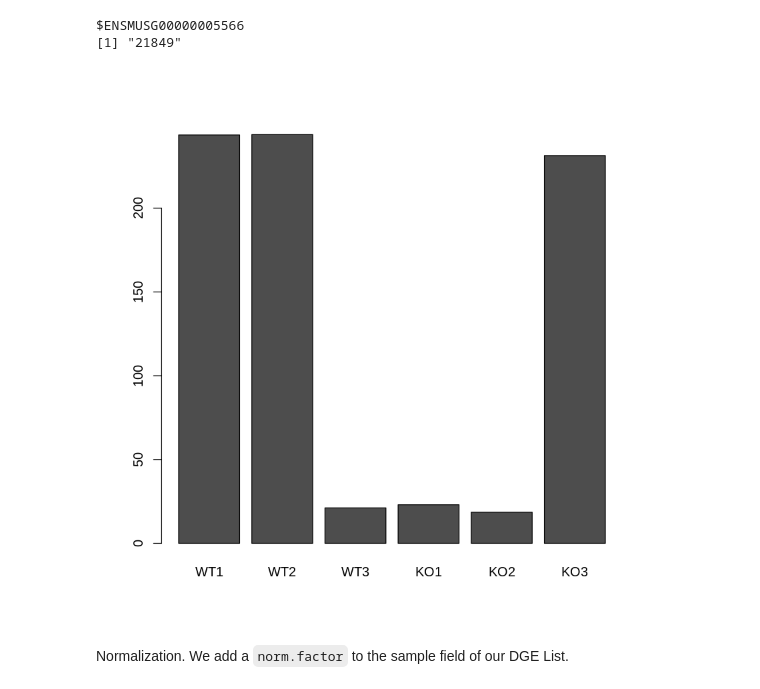
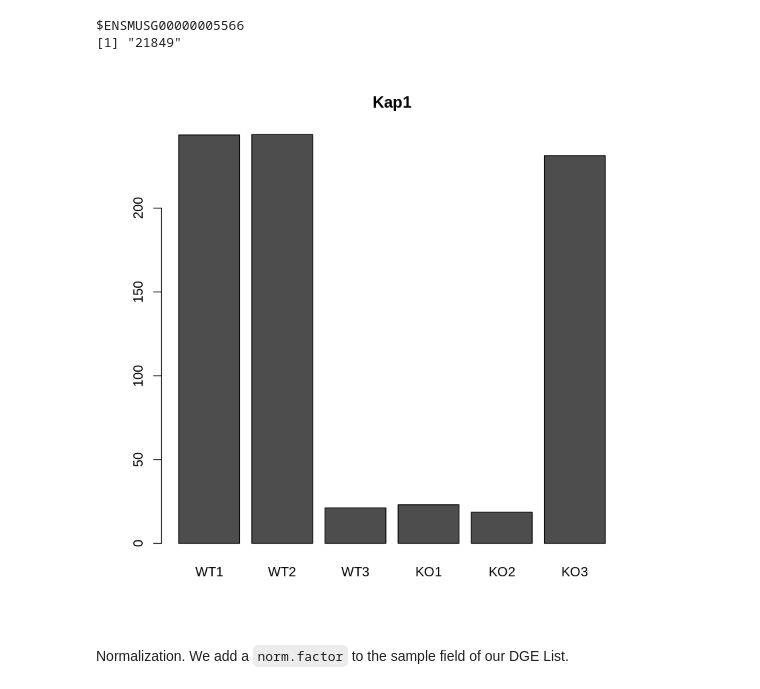
Before and after one commit to andrealorenzon/bioinformatics, a Jupyter notebook: Gene expression.ipynb, the cells around one changed output. Drawn from its saved outputs; the diff is of its cells as text; code cells hidden in the pictures.

```diff
--- a/Gene expression.ipynb
+++ b/Gene expression.ipynb
@@ -147,8 +147,8 @@ kap1 = "ENSMUSG00000005566"
 CPM <- as.data.frame(CPM)
 CPM$genes = counts$geneName
 # %%
-barplot(as.matrix((CPM[CPM$genes == kap1,1:6])))
+barplot(as.matrix((CPM[CPM$genes == kap1,1:6])), main = "Kap1")
 # %% [output]
-[figure, old version]
+[figure, new version]
 # %%
 #So, let's fix data.
```
Also changed, not shown: parts of 14 cells of this notebook, 1 other file.
